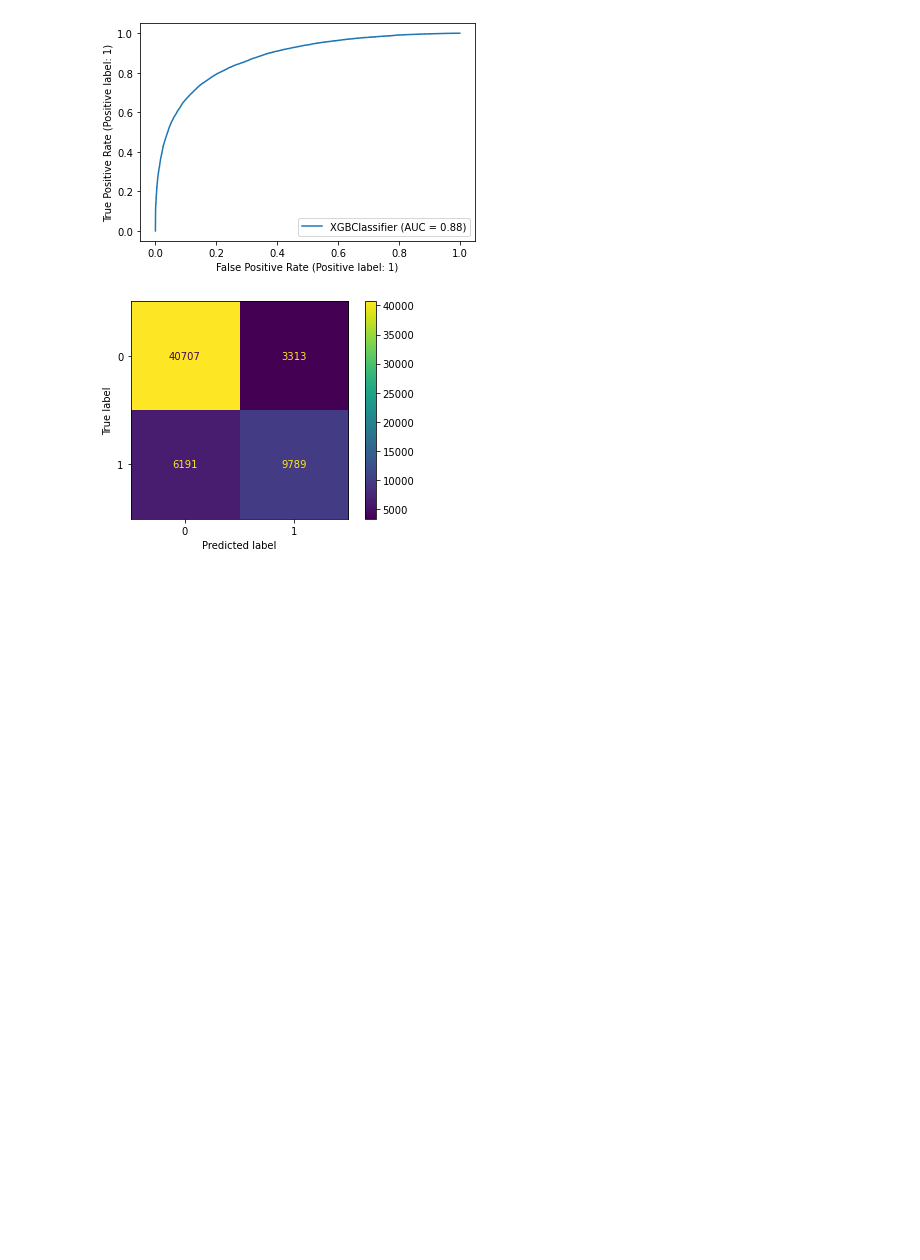
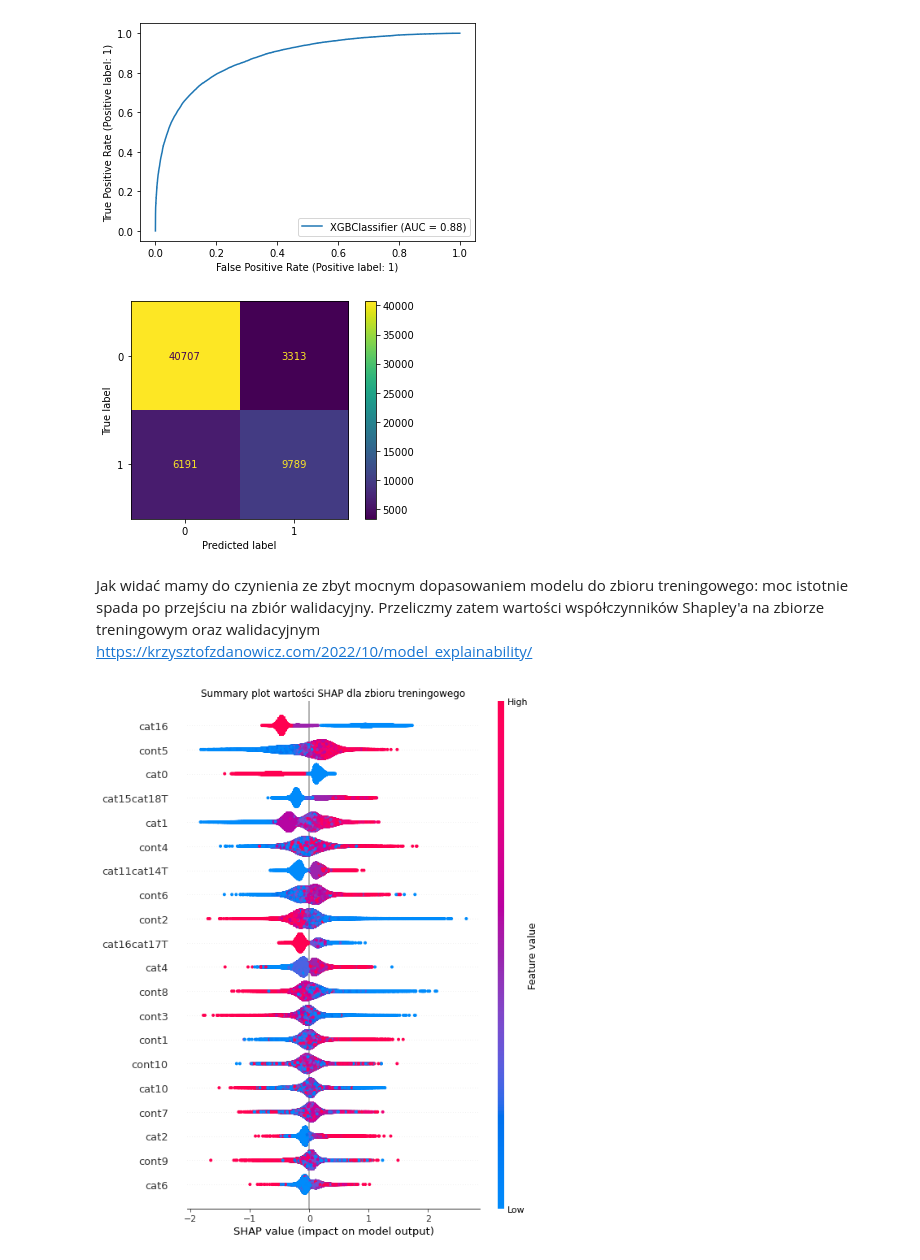
Before and after one commit to krisz17/overestimating_features, a Jupyter notebook: 2_overfit_features.ipynb, the cells around one changed output. Drawn from its saved outputs; the diff is of its cells as text; code cells hidden in the pictures; blank space fills up the shorter version.

```diff
--- a/2_overfit_features.ipynb
+++ b/2_overfit_features.ipynb
@@ -83,3 +83,31 @@ Confusion Matrix
 <sklearn.metrics._plot.confusion_matrix.ConfusionMatrixDisplay object at 0x...>
 [figure]
 [figure]
+# %% [markdown]
+Jak widać mamy do czynienia ze zbyt mocnym dopasowaniem modelu do zbioru treningowego: moc istotnie spada po przejściu na zbiór walidacyjny. Przeliczmy zatem wartości współczynników Shapley'a na zbiorze treningowym oraz walidacyjnym
+https://krzysztofzdanowicz.com/2022/10/model_explainability/
+# %%
+import xgboost as xgb
+import shap
+
+booster_xgb = xgb_clf.get_booster()
+
+# wartości Shapley'a dla zbioru treningowego
+shap_values_train = booster_xgb.predict(xgb.DMatrix(X_train, y_train),
+                                      pred_contribs=True)
+
+shap_values_train = shap_values_train[:, :-1]
+
+# i to samo dla zbioru testowego
+shap_values_test = booster_xgb.predict(xgb.DMatrix(X_test, y_test),
+                                      pred_contribs=True)
+
+shap_values_test = shap_values_test[:, :-1]
+# %%
+path_pict = r"E:\page_ds\overestimating_features\foto"
+f = plt.figure()
+shap.summary_plot(shap_values_train, X_train, feature_names=X_train.columns, show=False);
+plt.title('Summary plot wartości SHAP dla zbioru treningowego')
+f.savefig(os.path.join(path_pict, '2_xgb_summary_train.png'),  format='png', dpi=600 , facecolor='White')
+# %% [output]
+[figure, added]
```
Also changed, not shown: parts of 8 cells of this notebook.
